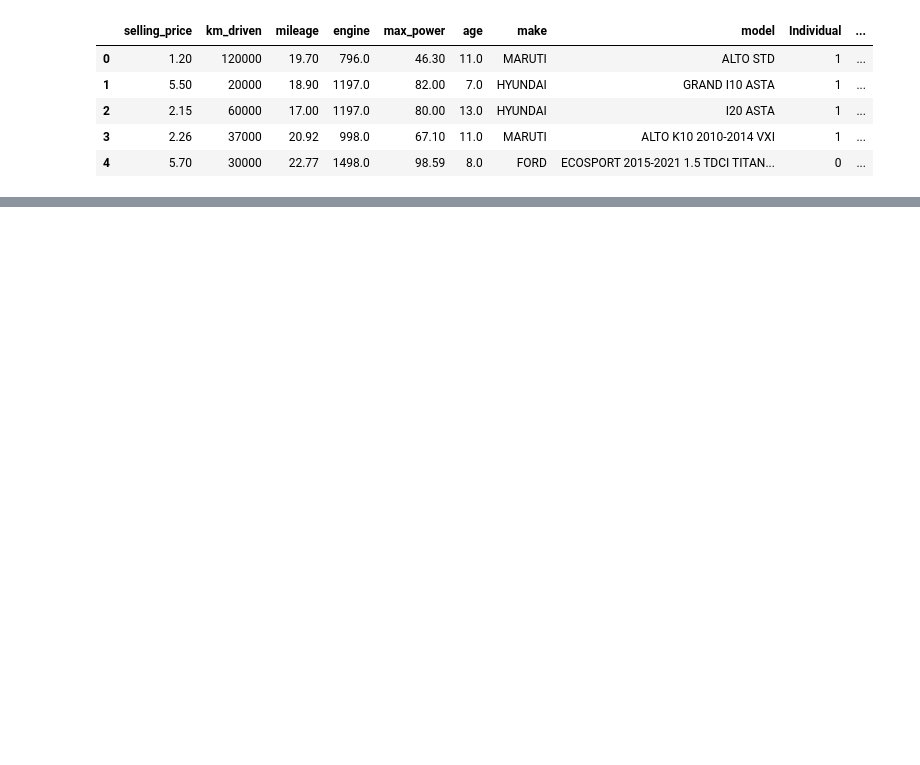
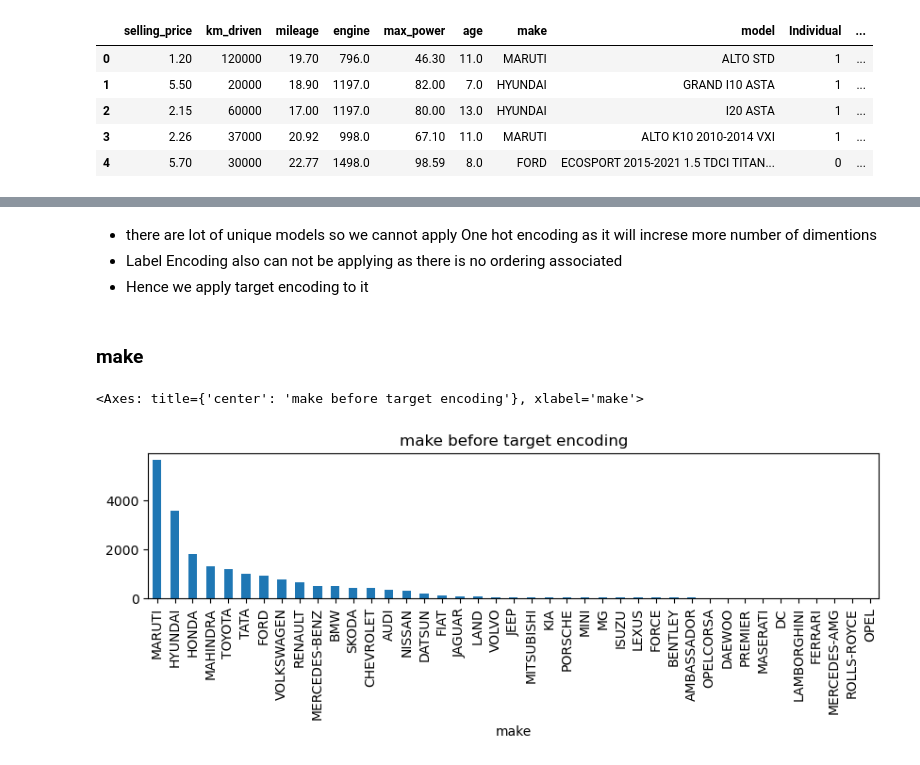
Before and after one commit to UpendraSinghRathore85/ML-Projects-Python, a Jupyter notebook: LinearRegression/LinearRegression_01.ipynb, the cells around one changed output, grey strips where cells are left out. Saved outputs shown, nothing was run; the diff lists cells and outputs as text; code cells hidden in the pictures; blank space fills up the shorter version.

```diff
--- a/LinearRegression/LinearRegression_01.ipynb
+++ b/LinearRegression/LinearRegression_01.ipynb
@@ -14,0 +71,13 @@ df.head()
+# %% [markdown]
+* there are lot of unique models so we cannot apply One hot encoding as it will increse more number of dimentions
+* Label Encoding also can not be applying as there is no ordering associated
+* Hence we apply target encoding to it
+# %% [markdown]
+### make
+# %%
+plt.figure(figsize=(10,2))
+plt.title("make before target encoding")
+df['make'].value_counts().plot(kind='bar')
+# %% [output]
+<Axes: title={'center': 'make before target encoding'}, xlabel='make'>
+[figure, added]
```
Also changed, not shown: parts of 21 cells of this notebook.
